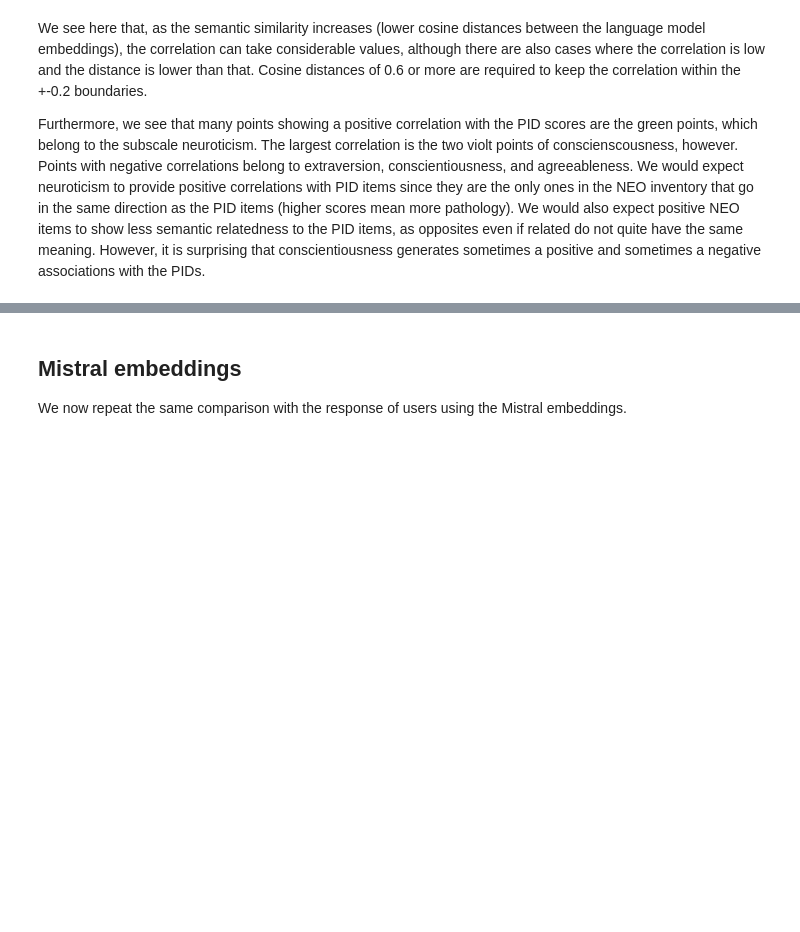
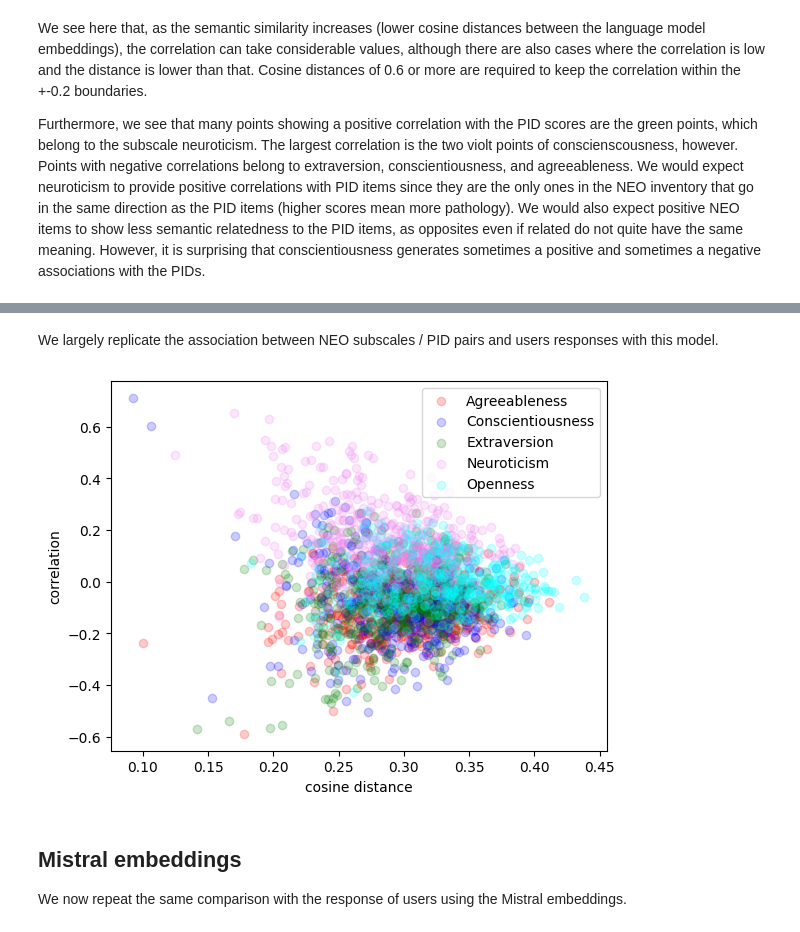
Before and after one commit to roberto-viviani/PsychoOntology, a Jupyter notebook: Ontology.ipynb, the cells around one changed output, grey strips where cells are left out. Cells and saved outputs as stored; diff of their text form; code cells hidden in the pictures; blank space fills up the shorter version.

```diff
--- a/Ontology.ipynb
+++ b/Ontology.ipynb
@@ -88,3 +116,29 @@ Furthermore, we see that many points showing a positive correlation with the PID
+# %% [markdown]
+We largely replicate the association between NEO subscales / PID pairs and users responses with this model.
+# %%
+# select rows of mx where scales.scaleID is "NEO"
+neo_idx = scales['scaleID'] == 'NEO'
+pid_idx = scales['scaleID'] == 'PID'
+neo_mx = mx[neo_idx, :]
+pid_mx = mx[pid_idx, :]
+cdist_mx = distance.cdist(neo_mx, pid_mx, metric='cosine')
+ccorr_mx = corr_mx[np.ix_(neo_idx,pid_idx)]
+
+# create a scatter plot of cdist_mx and ccorr_mx
+import matplotlib.pyplot as plt
+neo_types = pd.Categorical(scales[neo_idx]['type'].values)
+colors = ['red', 'blue', 'green', 'violet', 'cyan']
+for neoscale, color in zip(neo_types.categories, colors):
+    neo_type_idx = neo_types == neoscale
+    plt.scatter(cdist_mx[neo_type_idx,:].flatten(), ccorr_mx[neo_type_idx,:].flatten(),
+                alpha = 0.2, c = color, label = neoscale)
+plt.legend(loc = 1)
+
+plt.xlabel('cosine distance')
+plt.ylabel('correlation')
+plt.show()
+# %% [output]
+[figure, added]
 # %% [markdown]
 ## Mistral embeddings
 
```
Also changed, not shown: parts of 3 cells of this notebook.
